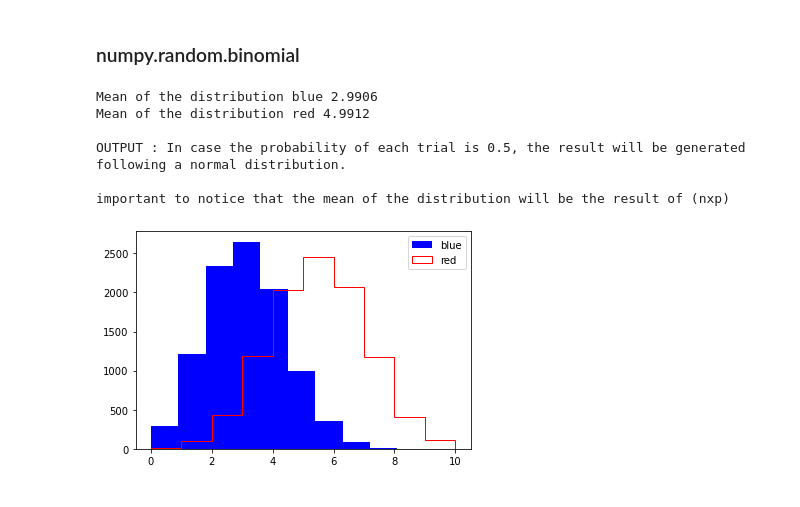
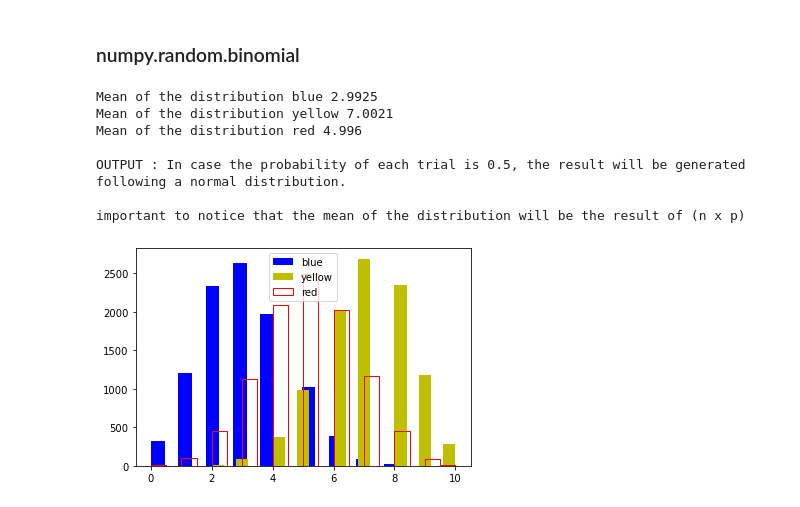
Before and after one commit to Manuferu/Assignment_PDA, a Jupyter notebook: Assignment.ipynb, the cells around one changed output. Saved outputs shown, nothing was run; the diff lists cells and outputs as text; code cells hidden in the pictures.

```diff
--- a/Assignment.ipynb
+++ b/Assignment.ipynb
@@ -330,25 +330,33 @@ Interesting to see as well, that if we tend to give a high amount of degrees of
 # %%
 
 
 n, p = 10, 0.3 # number of trials, probability of each trial
 s = np.random.binomial(n, p, 10000)
 print('Mean of the distribution blue',s.mean())
-plt.hist(s,color='b',label='blue')
+plt.hist(s,bins = 20,color='b',label='blue')
+
+n, p = 10, 0.7 # number of trials, probability of each trial
+s = np.random.binomial(n, p, 10000)
+print('Mean of the distribution yellow',s.mean())
+plt.hist(s,bins = 20,color='y',label='yellow')
 
 n, p = 10, 0.5 # number of trials, probability of each trial
 s = np.random.binomial(n, p, 10000)
 print('Mean of the distribution red',s.mean())
-plt.hist(s,color='r',label='red',histtype='step')
+plt.hist(s,bins = 20,color='r',label='red',histtype='step')
+plt.show
+
 plt.show
 
 plt.legend()
 print('\nOUTPUT : In case the probability of each trial is 0.5, the result will be generated following a normal distribution.\n')
-print('important to notice that the mean of the distribution will be the result of (nxp)')
+print('important to notice that the mean of the distribution will be the result of (n x p)')
 # %% [output]
-Mean of the distribution blue 2.9906
-Mean of the distribution red 4.9912
+Mean of the distribution blue 2.9925
+Mean of the distribution yellow 7.0021
+Mean of the distribution red 4.996
 
 OUTPUT : In case the probability of each trial is 0.5, the result will be generated following a normal distribution.
 
-important to notice that the mean of the distribution will be the result of (nxp)
+important to notice that the mean of the distribution will be the result of (n x p)
-[figure, old version]
+[figure, new version]
```
Also changed, not shown: parts of 13 cells of this notebook, 1 other file.
